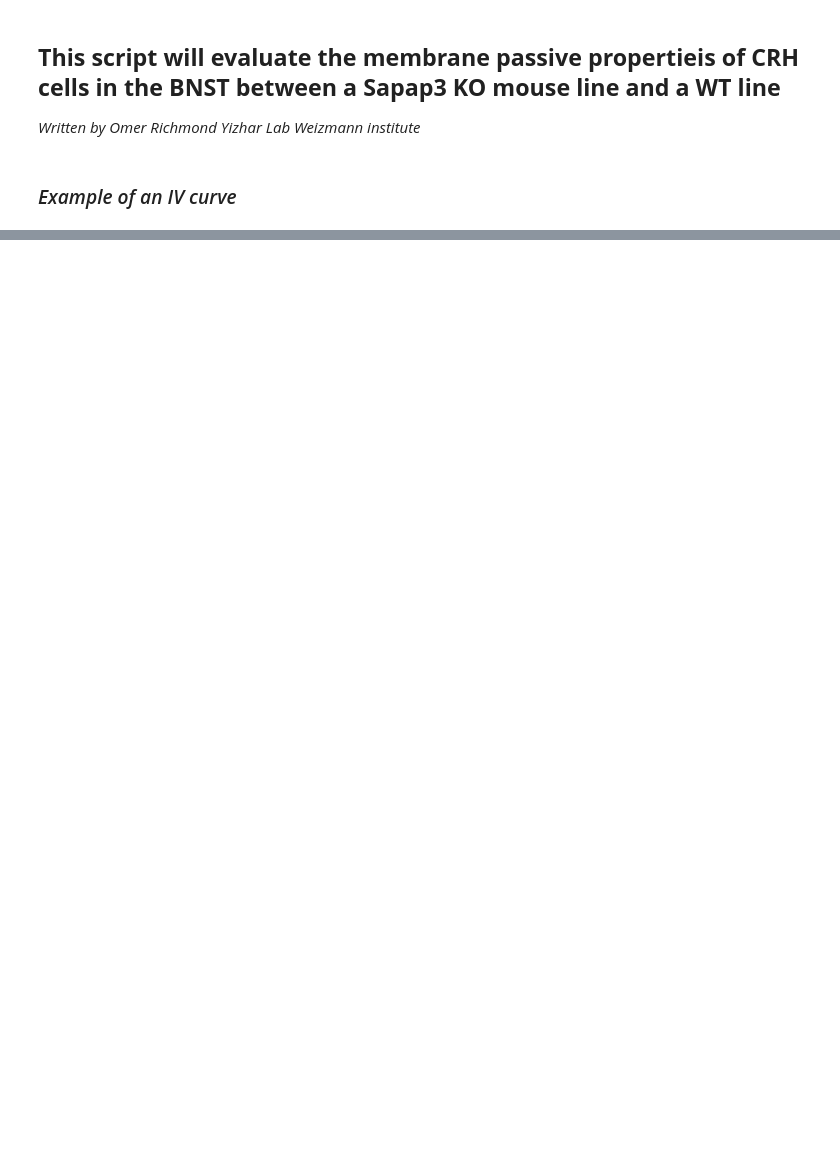
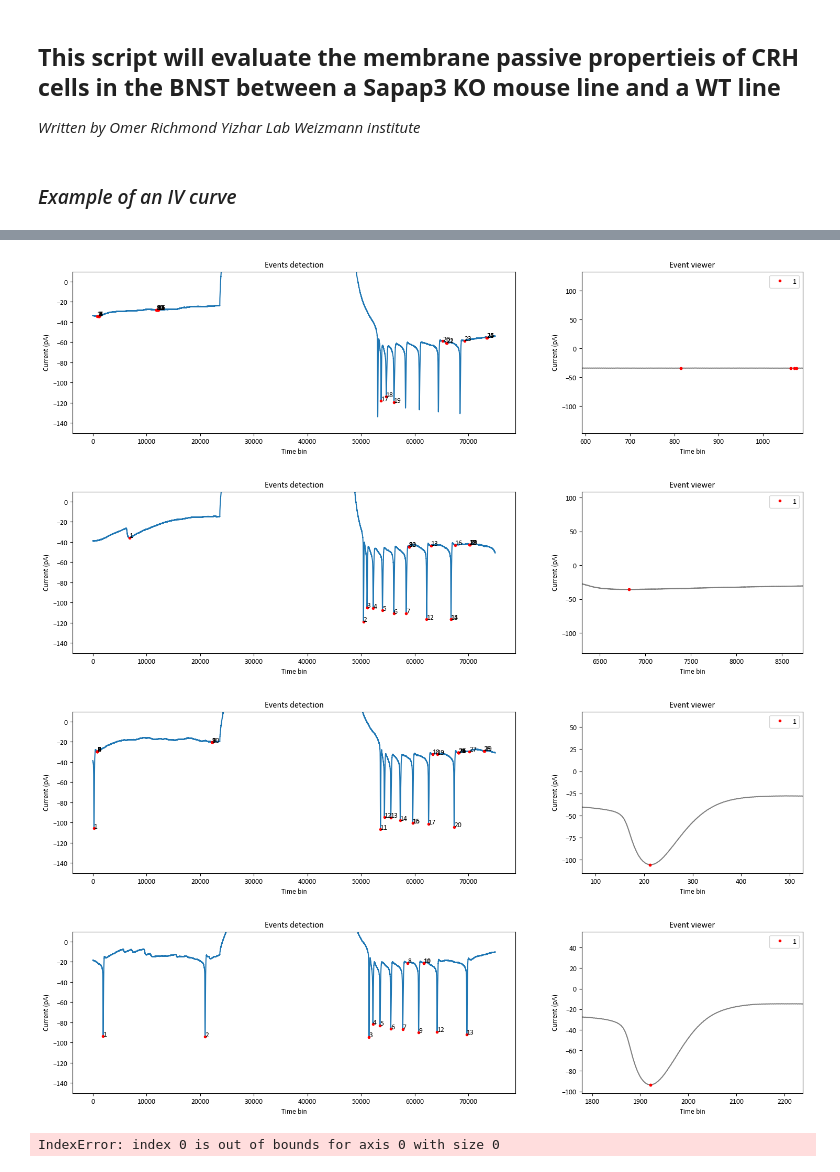
Before and after one commit to OmeRichWeizmann/Yizhar_lab, a Jupyter notebook: Uri's_Sapap3/ephys_sapap3_vs_wt.ipynb, the cells around one changed output, grey strips where cells are left out. Drawn from its saved outputs; the diff is of its cells as text; code cells hidden in the pictures; blank space fills up the shorter version.

```diff
--- a/Uri's_Sapap3/ephys_sapap3_vs_wt.ipynb
+++ b/Uri's_Sapap3/ephys_sapap3_vs_wt.ipynb
@@ -74,0 +190,46 @@ for file in os.listdir(path):
+# %%
+path = r"""Z:\Omer\Ph.D\Project- Uri's sapap3ko_vs_wt_crh_cells\Data\14.07.25"""
+
+# Dictionary to store all tables with unique keys
+all_sweep_tables = {}
+
+# File size filter criteria
+min_file_size_kb = 4000  # Minimum file size in KB
+
+for file in os.listdir(path):
+    if file.endswith('.abf'):
+        file_path = os.path.join(path, file)
+
+        # Check file size
+        file_size_bytes = os.path.getsize(file_path)
+        file_size_kb = file_size_bytes / 1024  # Convert to KB
+
+        if file_size_kb >= min_file_size_kb:
+            print(f"✓ Processing file: {file} ({file_size_kb:.1f} KB)")
+
+            file_name = file.replace('.abf', '')  # Remove .abf extension for cleaner names
+            abf = pyabf.ABF(file_path)
+            for sweep in abf.sweepList:
+                abf.setSweep(sweep, baseline=[0, 45000])
+                table_key = f"{file_name}_sweep_{sweep}"
+                tbl = peaks_finder(-abf.sweepY, 20, 120, 0.5, 50000)
+
+                # Add metadata
+                tbl['file_name'] = file_name
+                tbl['sweep_number'] = sweep
+                tbl['table_key'] = table_key
+
+                # Store the table in the dictionary
+                all_sweep_tables[table_key] = tbl
+                print(f"  Saved: {table_key} with {len(tbl)} events")
+        else:
+            print(f"✗ Skipped file: {file} ({file_size_kb:.1f} KB) - too small (< {min_file_size_kb} KB)")
+
+print(f"\nTotal tables created: {len(all_sweep_tables)}")
+print("Available table keys:", list(all_sweep_tables.keys()))
+# %% [output]
+[figure, added]
+[figure, added]
+[figure, added]
+[figure, added]
+IndexError: index 0 is out of bounds for axis 0 with size 0
```
Also changed, not shown: parts of 6 cells of this notebook.
